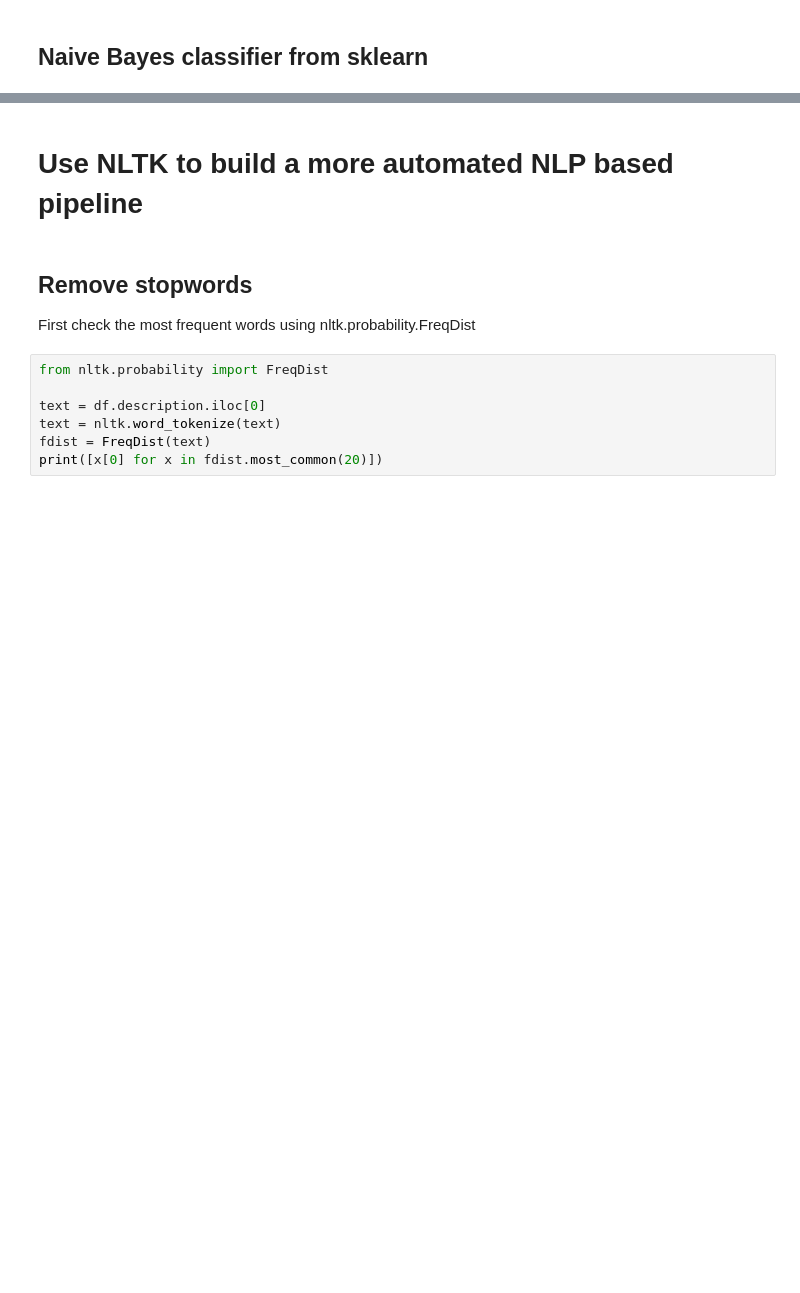
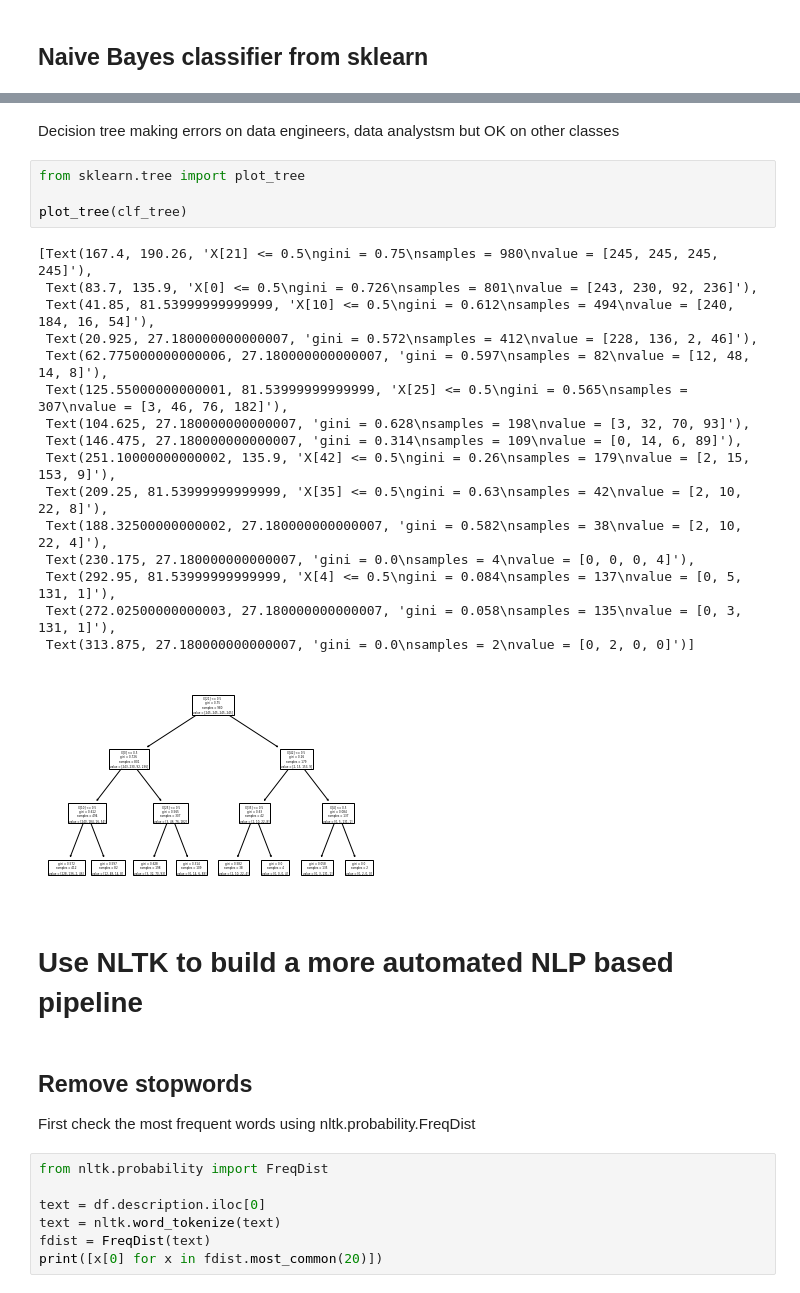
Before and after one commit to adin786/jobs-analysis, a Jupyter notebook: jobs-analysis.ipynb, the cells around one changed output, grey strips where cells are left out. Saved outputs shown, nothing was run; the diff lists cells and outputs as text; blank space fills up the shorter version.

```diff
--- a/jobs-analysis.ipynb
+++ b/jobs-analysis.ipynb
@@ -568,3 +767,26 @@ from sklearn.naieve_bayes import MultinomialNB
+# %% [markdown]
+Decision tree making errors on data engineers, data analystsm but OK on other classes
+# %%
+from sklearn.tree import plot_tree
+
+plot_tree(clf_tree)
+# %% [output]
+[Text(167.4, 190.26, 'X[21] <= 0.5\ngini = 0.75\nsamples = 980\nvalue = [245, 245, 245, 245]'),
+ Text(83.7, 135.9, 'X[0] <= 0.5\ngini = 0.726\nsamples = 801\nvalue = [243, 230, 92, 236]'),
+ Text(41.85, 81.53999999999999, 'X[10] <= 0.5\ngini = 0.612\nsamples = 494\nvalue = [240, 184, 16, 54]'),
+ Text(20.925, 27.180000000000007, 'gini = 0.572\nsamples = 412\nvalue = [228, 136, 2, 46]'),
+ Text(62.775000000000006, 27.180000000000007, 'gini = 0.597\nsamples = 82\nvalue = [12, 48, 14, 8]'),
+ Text(125.55000000000001, 81.53999999999999, 'X[25] <= 0.5\ngini = 0.565\nsamples = 307\nvalue = [3, 46, 76, 182]'),
+ Text(104.625, 27.180000000000007, 'gini = 0.628\nsamples = 198\nvalue = [3, 32, 70, 93]'),
+ Text(146.475, 27.180000000000007, 'gini = 0.314\nsamples = 109\nvalue = [0, 14, 6, 89]'),
+ Text(251.10000000000002, 135.9, 'X[42] <= 0.5\ngini = 0.26\nsamples = 179\nvalue = [2, 15, 153, 9]'),
+ Text(209.25, 81.53999999999999, 'X[35] <= 0.5\ngini = 0.63\nsamples = 42\nvalue = [2, 10, 22, 8]'),
+ Text(188.32500000000002, 27.180000000000007, 'gini = 0.582\nsamples = 38\nvalue = [2, 10, 22, 4]'),
+ Text(230.175, 27.180000000000007, 'gini = 0.0\nsamples = 4\nvalue = [0, 0, 0, 4]'),
+ Text(292.95, 81.53999999999999, 'X[4] <= 0.5\ngini = 0.084\nsamples = 137\nvalue = [0, 5, 131, 1]'),
+ Text(272.02500000000003, 27.180000000000007, 'gini = 0.058\nsamples = 135\nvalue = [0, 3, 131, 1]'),
+ Text(313.875, 27.180000000000007, 'gini = 0.0\nsamples = 2\nvalue = [0, 2, 0, 0]')]
+[figure, added]
 # %% [markdown]
 # Use NLTK to build a more automated NLP based pipeline
 # %% [markdown]
```
Also changed, not shown: parts of 28 cells of this notebook.
